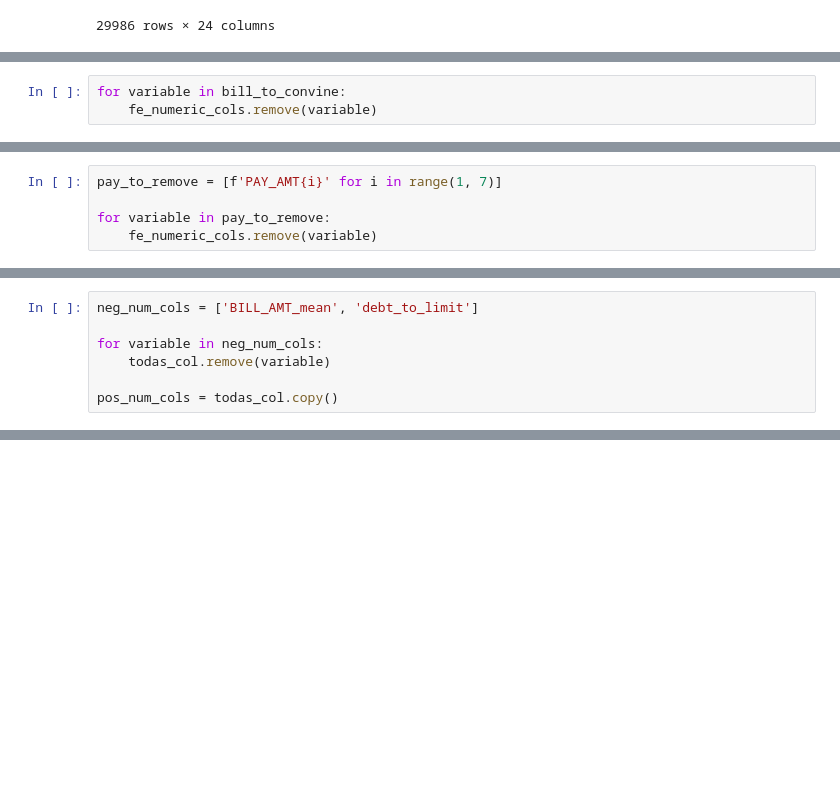
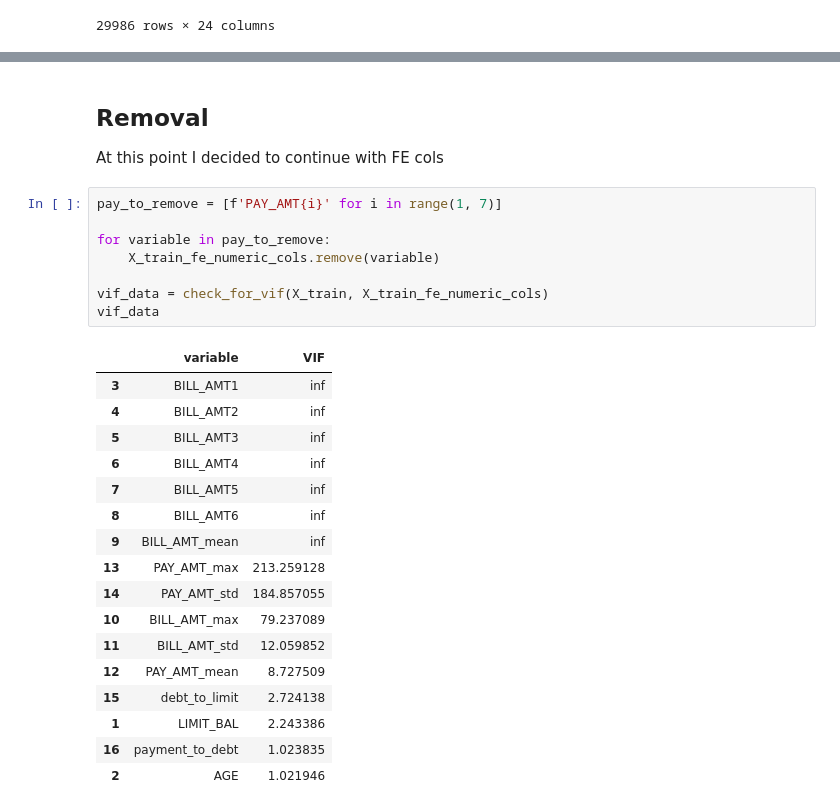
Before and after one commit to Groltjor/DCCCML, a Jupyter notebook: Notebooks/02_feature_engineering.ipynb, the cells around one changed output, grey strips where cells are left out. Saved outputs shown, nothing was run; the diff lists cells and outputs as text; blank space fills up the shorter version.

```diff
--- a/Notebooks/02_feature_engineering.ipynb
+++ b/Notebooks/02_feature_engineering.ipynb
@@ -208,3 +76,0 @@ bill_to_convine
-# %%
-for variable in bill_to_convine:
-    fe_numeric_cols.remove(variable)
@@ -232,5 +76,0 @@ vif_data
-# %%
-pay_to_remove = [f'PAY_AMT{i}' for i in range(1, 7)]
-
-for variable in pay_to_remove:
-    fe_numeric_cols.remove(variable)
@@ -450,7 +76,0 @@ todas_col =  df_vif[candidatas_preliminares].columns.to_list()
-# %%
-neg_num_cols = ['BILL_AMT_mean', 'debt_to_limit']
-
-for variable in neg_num_cols:
-    todas_col.remove(variable)
-
-pos_num_cols = todas_col.copy()
@@ -486,0 +151,30 @@ Pipeline(steps=[('preprocessor',
+# %% [markdown]
+## Removal
+
+At this point I decided to continue with FE cols
+# %%
+pay_to_remove = [f'PAY_AMT{i}' for i in range(1, 7)]
+
+for variable in pay_to_remove:
+    X_train_fe_numeric_cols.remove(variable)
+
+vif_data = check_for_vif(X_train, X_train_fe_numeric_cols)
+vif_data
+# %% [output]
+|  | variable | VIF |
+| 3 | BILL_AMT1 | inf |
+| 4 | BILL_AMT2 | inf |
+| 5 | BILL_AMT3 | inf |
+| 6 | BILL_AMT4 | inf |
+| 7 | BILL_AMT5 | inf |
+| 8 | BILL_AMT6 | inf |
+| 9 | BILL_AMT_mean | inf |
+| 13 | PAY_AMT_max | 213.259128 |
+| 14 | PAY_AMT_std | 184.857055 |
+| 10 | BILL_AMT_max | 79.237089 |
+| 11 | BILL_AMT_std | 12.059852 |
+| 12 | PAY_AMT_mean | 8.727509 |
+| 15 | debt_to_limit | 2.724138 |
+| 1 | LIMIT_BAL | 2.243386 |
+| 16 | payment_to_debt | 1.023835 |
+| 2 | AGE | 1.021946 |
```
Also changed, not shown: parts of 51 cells of this notebook, 3 other files.
